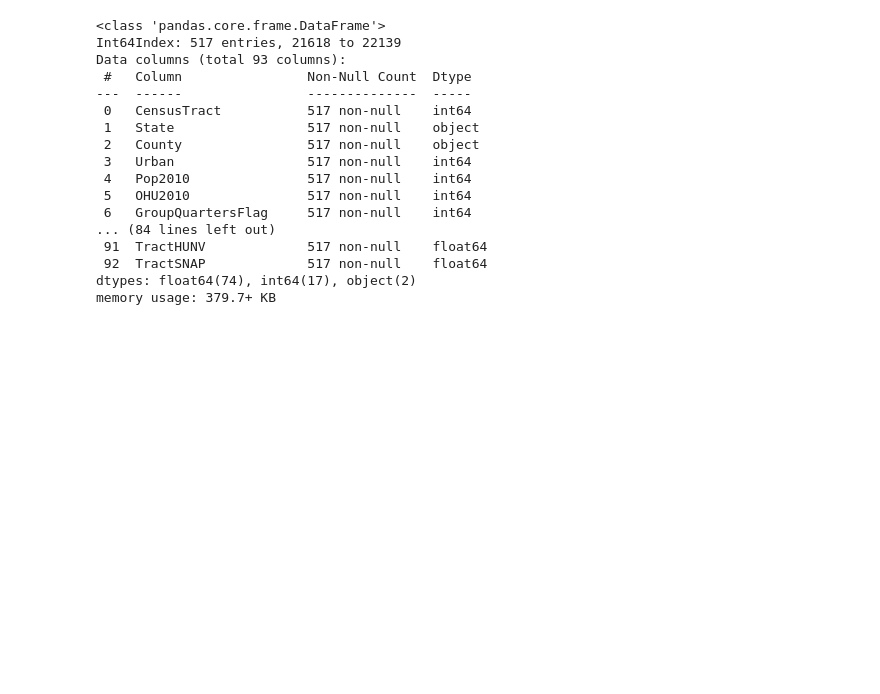
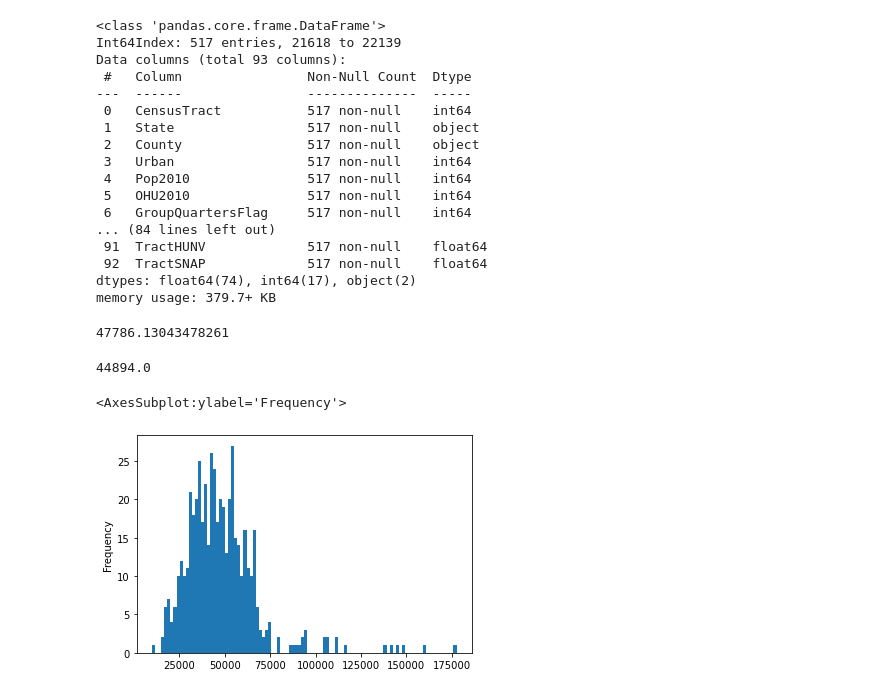
Before and after one commit to DS4A-team92/food-deserts, a Jupyter notebook: notebooks/4.0_SW_FARA_pruning.ipynb, the cells around one changed output. Saved outputs shown, nothing was run; the diff lists cells and outputs as text; code cells hidden in the pictures; blank space fills up the shorter version.

Commit message:
Added more MedianFamilyIncome information

```diff
--- a/notebooks/4.0_SW_FARA_pruning.ipynb
+++ b/notebooks/4.0_SW_FARA_pruning.ipynb
@@ -1018,3 +1013,20 @@ Data columns (total 93 columns):
  92  TractSNAP             517 non-null    float64
 dtypes: float64(74), int64(17), object(2)
 memory usage: 379.7+ KB
+# %%
+# Median Family Income in Chicago's LowIncomeTracts:
+# mean
+FARA_no1020_CC_Chi[FARA_no1020_CC_Chi['LowIncomeTracts'] == 1]['MedianFamilyIncome'].mean()
+# %% [output]
+47786.13043478261
+# %%
+# median
+FARA_no1020_CC_Chi[FARA_no1020_CC_Chi['LowIncomeTracts'] == 1]['MedianFamilyIncome'].median()
+# %% [output]
+44894.0
+# %%
+# histogram
+FARA_no1020_CC_Chi[FARA_no1020_CC_Chi['LowIncomeTracts'] == 1]['MedianFamilyIncome'].plot.hist(bins=100)
+# %% [output]
+<AxesSubplot:ylabel='Frequency'>
+[figure, added]
```
Also changed, not shown: parts of 10 cells of this notebook.
